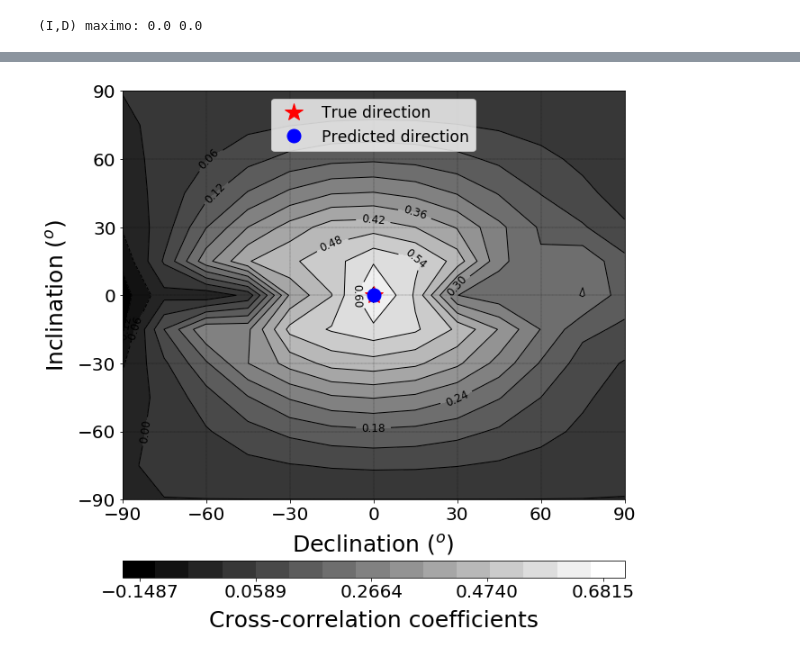
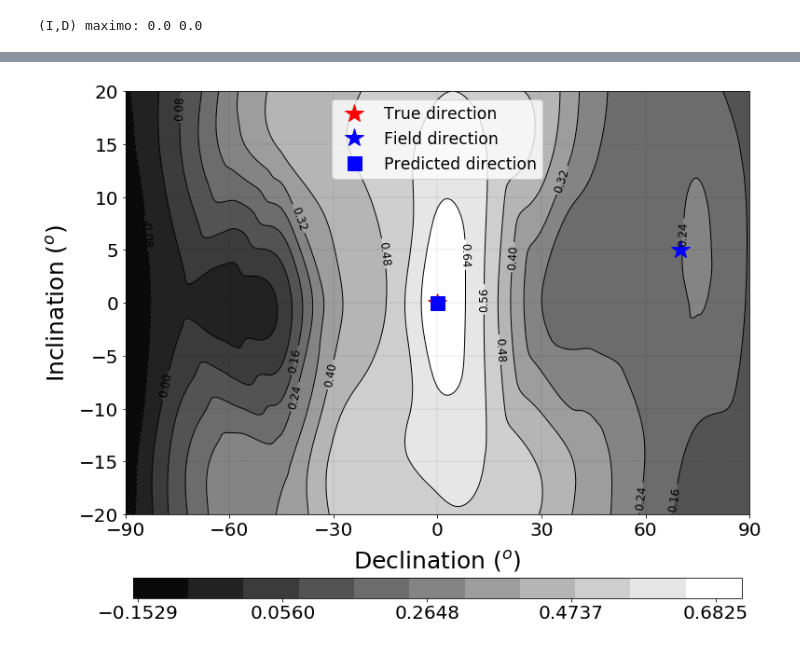
Before and after one commit to nelsondelimar/master, a Jupyter notebook: manuscript_correlation_R1/manuscript-simpletest.ipynb, the cells around one changed output, grey strips where cells are left out. Drawn from its saved outputs; the diff is of its cells as text; code cells hidden in the pictures.

```diff
--- a/manuscript_correlation_R1/manuscript-simpletest.ipynb
+++ b/manuscript_correlation_R1/manuscript-simpletest.ipynb
@@ -472,28 +745,39 @@ print '(I,D) maximo:', incm, decm
+# %%
+# Interpolate for the low latitude values
+areai = (-20., 20., -90., 90)
+shapei = (361, 181)
+inci, deci = grids.regular_grid(areai, shapei)
+# %%
+# We have to interpolate the data just in order to make it smoother
+datai = scipy.interpolate.griddata((inc.reshape(inc.size), dec.reshape(dec.size)),
+                 res_sd.reshape(res_sd.size), (inci, deci), method = 'cubic')
 # %%
-# Plot the contour map of cross-correlation coefficients
-pyplot.figure(figsize=(10,10))
-ccfd = pyplot.contour(dec, inc, res_sd, 15, colors = 'k', linestyle = 'solid', linewidths = 1.)
+# Plot the final contour map of cross-correlation coefficients
+pyplot.figure(figsize=(12,10))
+ccfd = pyplot.contour(deci.reshape(shapei), inci.reshape(shapei), datai.reshape(shapei), 10, colors = 'k', linestyle = 'solid', linewidths = 1.)
 pyplot.clabel(ccfd,  inline = 1, fontsize = 12, fmt = '%1.2f')
 
-csfd = pyplot.contourf(dec, inc, res_sd, 15, vmin = res_sd.min(), vmax = res_sd.max(), cmap = pyplot.cm.gray, alpha = 1.)
+csfd = pyplot.contourf(deci.reshape(shapei), inci.reshape(shapei), datai.reshape(shapei), 10,
+                       vmin = datai.min(), vmax = datai.max(), cmap = pyplot.cm.gray, alpha = 1)
 cb = pyplot.colorbar(csfd, shrink = 1., aspect = 30, fraction = 0.04, orientation = 'horizontal', pad = 0.125)
-cb.set_ticks(numpy.linspace(res_sd.min(), res_sd.max(), 5))
-cb.set_clim(res_sd.min(), res_sd.max())
-cb.set_label('Cross-correlation coefficients', fontsize = 25, labelpad = 10)
+cb.set_ticks(numpy.linspace(datai.min(), datai.max(), 5))
+cb.set_clim(datai.min(), datai.max())
+#cb.set_label('Cross-correlation coefficients', fontsize = 25, labelpad = 10)
 cb.ax.tick_params(labelsize = 20)
 pyplot.plot(decs, incs, 'r*', label = 'True direction', markersize = 20)
-pyplot.plot(decm, incm, 'bo', label = 'Predicted direction', markersize = 15)
+pyplot.plot(decf, incf, 'b*', label = 'Field direction', markersize = 20)
+pyplot.plot(decm, incm, 'bs', label = 'Predicted direction', markersize = 15)
 pyplot.xlabel('Declination $(^o)$', fontsize = 25, labelpad = 10)
 pyplot.ylabel('Inclination $(^o)$', fontsize = 25, labelpad = 10)
-pyplot.xticks(numpy.linspace(dec.min(), dec.max(), 7), fontsize = 20)
-pyplot.yticks(numpy.linspace(inc.min(), inc.max(), 7), fontsize = 20)
-pyplot.xlim(dec.min(), dec.max())
-pyplot.ylim(inc.min(), inc.max())
+pyplot.xticks(numpy.linspace(deci.min(), deci.max(), 7), fontsize = 20)
+pyplot.yticks(numpy.linspace(inci.min(), inci.max(), 9), fontsize = 20)
+pyplot.xlim(deci.min(), deci.max())
+pyplot.ylim(inci.min(), inci.max())
 pyplot.legend(loc = 'upper center', fontsize = 'xx-large')
-pyplot.grid(color = 'k', linestyle='--', linewidth = 0.25)
+pyplot.grid(color = 'k', linestyle='--', linewidth = 0.1)
 
-pyplot.savefig('figs/ccsd-r1.png', dpi = 300, bbox_inches = 'tight', transparent = True)
-pyplot.savefig('figs/ccsd-r1.pdf', dpi = 300, bbox_inches = 'tight', transparent = True)
+pyplot.savefig('figs/review03-zoom-correlation-space-r1.png', dpi = 300, bbox_inches = 'tight', transparent = True)
+pyplot.savefig('figs/review03-zoom-correlation-space-r1.pdf', dpi = 300, bbox_inches = 'tight', transparent = True)
 pyplot.show()
 # %% [output]
-[figure, old version]
+[figure, new version]
```
Also changed, not shown: parts of 44 cells of this notebook.
